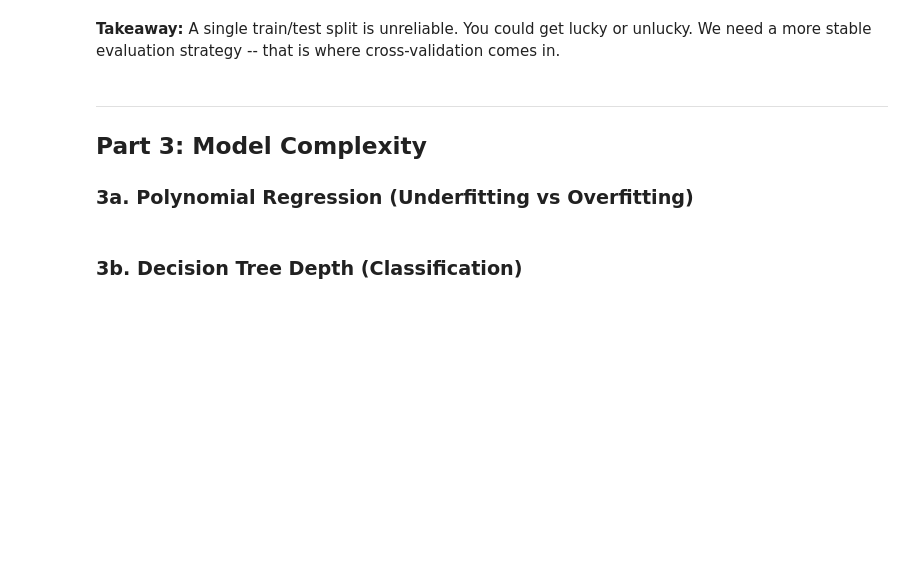
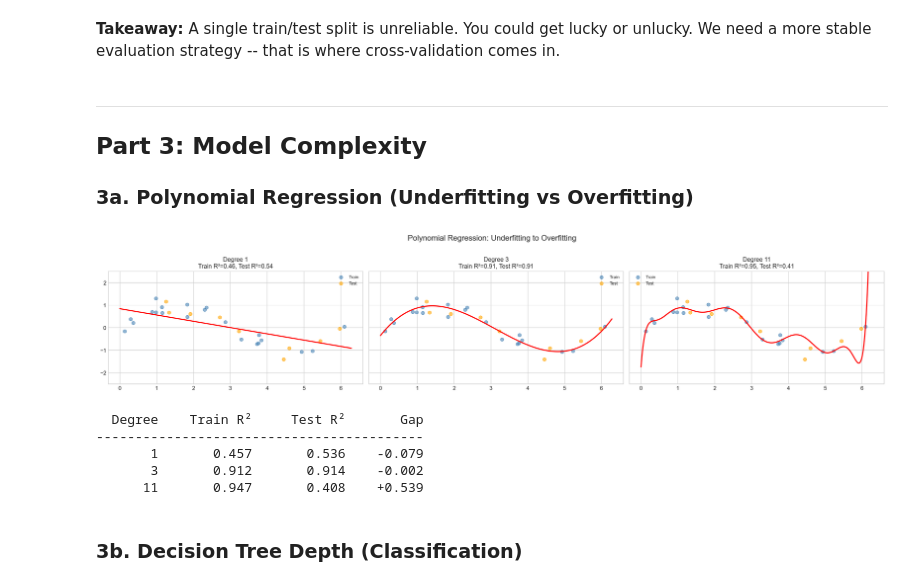
Before and after one commit to nipunbatra/stt-ai-teaching, a Jupyter notebook: lecture-demos/week07/week07_evaluation_notebook.ipynb, the cells around one changed output. Cells and saved outputs as stored; diff of their text form; code cells hidden in the pictures; blank space fills up the shorter version.

```diff
--- a/lecture-demos/week07/week07_evaluation_notebook.ipynb
+++ b/lecture-demos/week07/week07_evaluation_notebook.ipynb
@@ -145,7 +179,7 @@ We need a more stable evaluation strategy -- that is where cross-validation come
 # %%
 # Generate 1D regression data: y = sin(x) + noise
 np.random.seed(42)
-n_reg = 50
+n_reg = 30
 X_reg = np.sort(np.random.uniform(0, 2 * np.pi, n_reg)).reshape(-1, 1)
 y_reg = np.sin(X_reg).ravel() + np.random.normal(0, 0.25, n_reg)
 
@@ -157,44 +191,53 @@ X_reg_train, X_reg_test, y_reg_train, y_reg_test = train_test_split(
 # Smooth line for plotting
 X_plot = np.linspace(0, 2 * np.pi, 300).reshape(-1, 1)
 # %%
-degrees = [1, 3, 9, 15]
+degrees = [1, 3, 11]
 
-fig, axes = plt.subplots(1, 4, figsize=(20, 4), sharey=True)
+fig, axes = plt.subplots(1, 3, figsize=(20, 4), sharey=True)
 
 train_r2s = []
 test_r2s = []
 
 for ax, deg in zip(axes, degrees):
     # Build pipeline: polynomial features + linear regression
     pipe = Pipeline([
         ('poly', PolynomialFeatures(degree=deg, include_bias=False)),
+        ('scale', StandardScaler()),
         ('lr', LinearRegression())
     ])
     pipe.fit(X_reg_train, y_reg_train)
 
     train_r2 = pipe.score(X_reg_train, y_reg_train)
     test_r2  = pipe.score(X_reg_test, y_reg_test)
     train_r2s.append(train_r2)
     test_r2s.append(test_r2)
 
     # Plot
     y_plot = pipe.predict(X_plot)
     ax.scatter(X_reg_train, y_reg_train, color='steelblue', alpha=0.6, label='Train')
     ax.scatter(X_reg_test, y_reg_test, color='orange', alpha=0.6, label='Test')
     ax.plot(X_plot, y_plot, color='red', linewidth=2)
     ax.set_ylim(-2.5, 2.5)
     ax.set_title(f'Degree {deg}\nTrain R²={train_r2:.2f}, Test R²={test_r2:.2f}', fontsize=11)
     ax.legend(fontsize=8)
 
 fig.suptitle('Polynomial Regression: Underfitting to Overfitting', fontsize=14, y=1.02)
 plt.tight_layout()
 plt.show()
+# %% [output]
+[figure, added]
 # %%
 # Summary table
 print(f"{'Degree':>8}  {'Train R²':>10}  {'Test R²':>10}  {'Gap':>8}")
 print('-' * 42)
 for deg, tr, te in zip(degrees, train_r2s, test_r2s):
     print(f"{deg:>8}  {tr:>10.3f}  {te:>10.3f}  {tr - te:>+8.3f}")
+# %% [output]
+  Degree    Train R²     Test R²       Gap
+------------------------------------------
+       1       0.457       0.536    -0.079
+       3       0.912       0.914    -0.002
+      11       0.947       0.408    +0.539
 # %% [markdown]
 ### 3b. Decision Tree Depth (Classification)
 # %%
```
Also changed, not shown: parts of 34 cells of this notebook.
